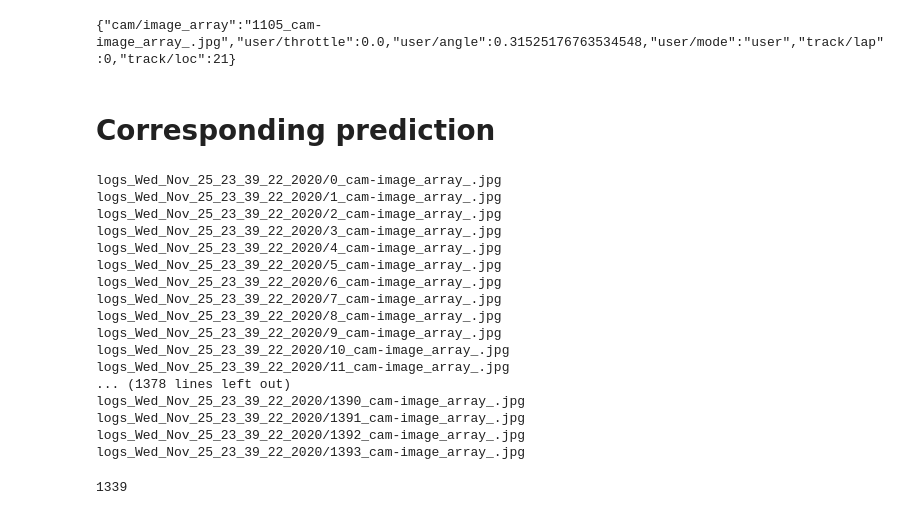
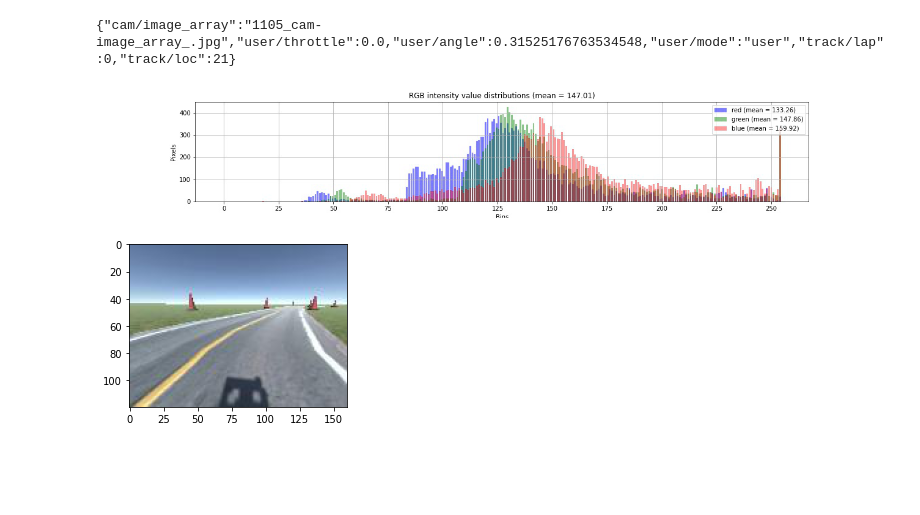
Before and after one commit to dsikar/sdsandbox, a Jupyter notebook: src/notebooks/RGBShiftPredict.ipynb, the cells around one changed output. Saved outputs shown, nothing was run; the diff lists cells and outputs as text; code cells hidden in the pictures; blank space fills up the shorter version.

```diff
--- a/src/notebooks/RGBShiftPredict.ipynb
+++ b/src/notebooks/RGBShiftPredict.ipynb
@@ -377,5 +497,3 @@ listSteeringBins(preds)
 # 0.31525176763534548 * 25 = 7.88129419088 ~ 7.9 degrees
 # %% [output]
 {"cam/image_array":"1105_cam-image_array_.jpg","user/throttle":0.0,"user/angle":0.31525176763534548,"user/mode":"user","track/lap":0,"track/loc":21}
-# %% [markdown]
-# Corresponding prediction
@@ -402,28 +499,0 @@ for key in filenums:
-# %%
-matches2 = sort_sdsandbox_files(matches)
-for match in matches2:
-  print(match)
-# %% [output]
-logs_Wed_Nov_25_23_39_22_2020/0_cam-image_array_.jpg
-logs_Wed_Nov_25_23_39_22_2020/1_cam-image_array_.jpg
-logs_Wed_Nov_25_23_39_22_2020/2_cam-image_array_.jpg
-logs_Wed_Nov_25_23_39_22_2020/3_cam-image_array_.jpg
-logs_Wed_Nov_25_23_39_22_2020/4_cam-image_array_.jpg
-logs_Wed_Nov_25_23_39_22_2020/5_cam-image_array_.jpg
-logs_Wed_Nov_25_23_39_22_2020/6_cam-image_array_.jpg
-logs_Wed_Nov_25_23_39_22_2020/7_cam-image_array_.jpg
-logs_Wed_Nov_25_23_39_22_2020/8_cam-image_array_.jpg
-logs_Wed_Nov_25_23_39_22_2020/9_cam-image_array_.jpg
-logs_Wed_Nov_25_23_39_22_2020/10_cam-image_array_.jpg
-logs_Wed_Nov_25_23_39_22_2020/11_cam-image_array_.jpg
-... (1378 lines left out)
-logs_Wed_Nov_25_23_39_22_2020/1390_cam-image_array_.jpg
-logs_Wed_Nov_25_23_39_22_2020/1391_cam-image_array_.jpg
-logs_Wed_Nov_25_23_39_22_2020/1392_cam-image_array_.jpg
-logs_Wed_Nov_25_23_39_22_2020/1393_cam-image_array_.jpg
-# %%
-strfile = 'logs_Wed_Nov_25_23_39_22_2020/1339_cam-image_array_.jpg'
-strarr = strfile.split('/')
-print(strfile.split('/')[-1].split('_')[0])
-# %% [output]
-1339
@@ -432,0 +500,13 @@ print(strfile.split('/')[-1].split('_')[0])
+# %%
+from utils.utils import plot_img_hist # need utils.py
+from PIL import Image
+from google.colab.patches import cv2_imshow
+imgpath = 'logs_Wed_Nov_25_23_39_22_2020/1105_cam-image_array_.jpg'
+image = Image.open(imgpath)
+plt.imshow(image)
+myfig = plot_img_hist(image)
+myplot = mpimg.imread('temp_plot.jpg')
+cv2_imshow(myplot)
+# %% [output]
+[figure, added]
+[figure, added]
```
Also changed, not shown: parts of 21 cells of this notebook.
